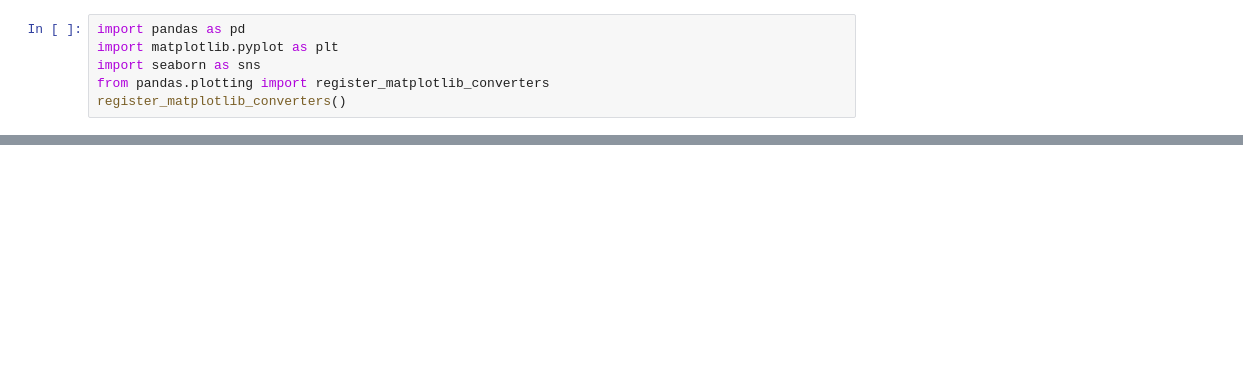
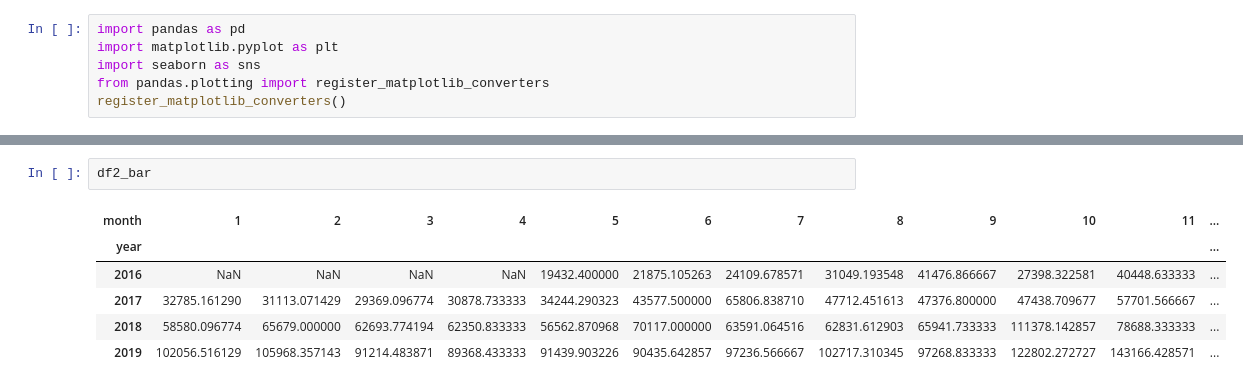
Before and after one commit to YosefGuevara012/Page-View-Time-Series-Visualizer, a Jupyter notebook: test_time_series.ipynb, the cells around one changed output, grey strips where cells are left out. Drawn from its saved outputs; the diff is of its cells as text; blank space fills up the shorter version.

```diff
--- a/test_time_series.ipynb
+++ b/test_time_series.ipynb
@@ -28,0 +46,9 @@ plt.show()
+# %%
+df2_bar
+# %% [output]
+| month | 1 | 2 | 3 | 4 | 5 | 6 | 7 | 8 | 9 | 10 | 11 | ... |
+| year |  |  |  |  |  |  |  |  |  |  |  | ... |
+| 2016 | NaN | NaN | NaN | NaN | 19432.400000 | 21875.105263 | 24109.678571 | 31049.193548 | 41476.866667 | 27398.322581 | 40448.633333 | ... |
+| 2017 | 32785.161290 | 31113.071429 | 29369.096774 | 30878.733333 | 34244.290323 | 43577.500000 | 65806.838710 | 47712.451613 | 47376.800000 | 47438.709677 | 57701.566667 | ... |
+| 2018 | 58580.096774 | 65679.000000 | 62693.774194 | 62350.833333 | 56562.870968 | 70117.000000 | 63591.064516 | 62831.612903 | 65941.733333 | 111378.142857 | 78688.333333 | ... |
+| 2019 | 102056.516129 | 105968.357143 | 91214.483871 | 89368.433333 | 91439.903226 | 90435.642857 | 97236.566667 | 102717.310345 | 97268.833333 | 122802.272727 | 143166.428571 | ... |
```
Also changed, not shown: parts of 14 cells of this notebook.
